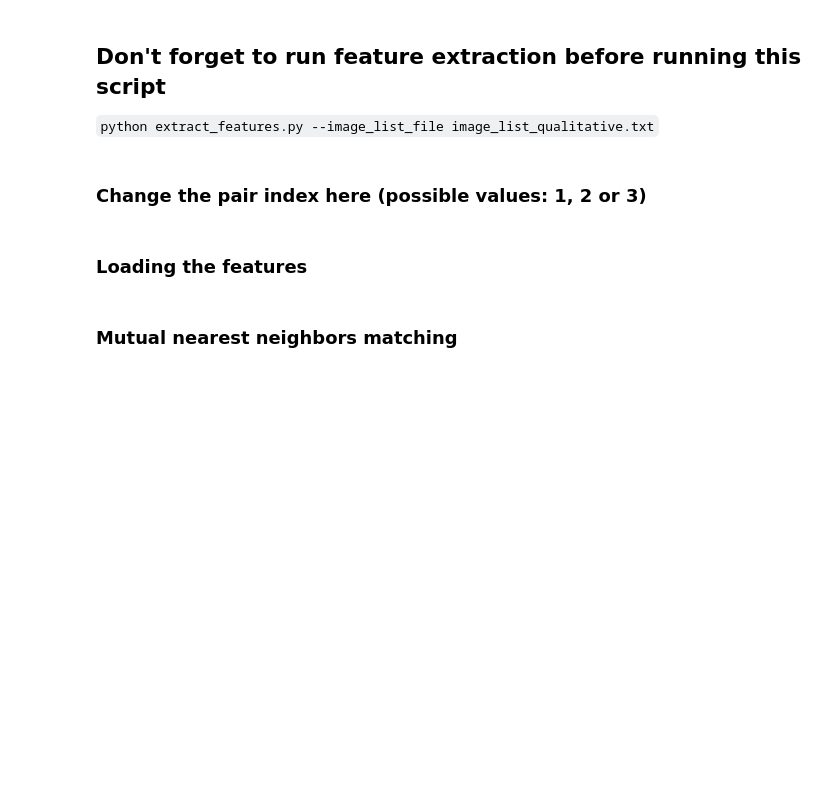
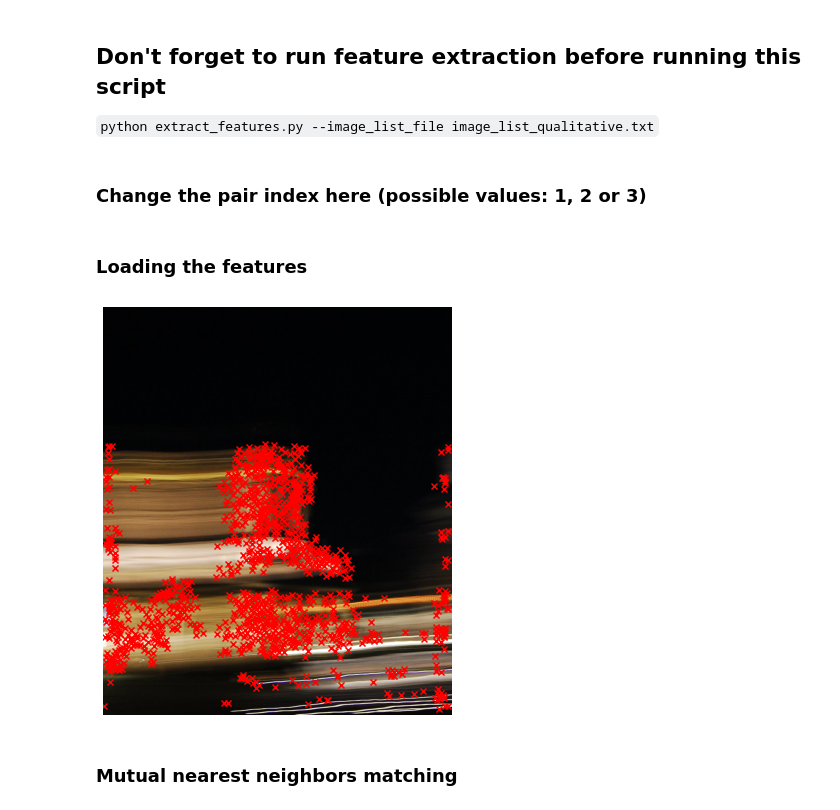
Before and after one commit to mihaidusmanu/d2-net, a Jupyter notebook: qualitative/Qualitative-Matches.ipynb, the cells around one changed output. Saved outputs shown, nothing was run; the diff lists cells and outputs as text; code cells hidden in the pictures; blank space fills up the shorter version.

Commit message:
Added qualitative keypoint visualisation.

```diff
--- a/qualitative/Qualitative-Matches.ipynb
+++ b/qualitative/Qualitative-Matches.ipynb
@@ -30,6 +30,14 @@ image2 = np.array(Image.open(os.path.join(pair_path, '2.jpg')))
 # %%
 feat1 = np.load(os.path.join(pair_path, '1.jpg.d2-net'))
 feat2 = np.load(os.path.join(pair_path, '2.jpg.d2-net'))
+# %%
+plt.figure(figsize=(7.5, 7.5))
+plt.imshow(image1, cmap='gray')
+plt.scatter(feat1['keypoints'][:, 0], feat1['keypoints'][:, 1], marker='x', c='r')
+plt.axis('off')
+plt.show()
+# %% [output]
+[figure, added]
 # %% [markdown]
 ### Mutual nearest neighbors matching
 # %%
```
Also changed, not shown: parts of 3 cells of this notebook.
